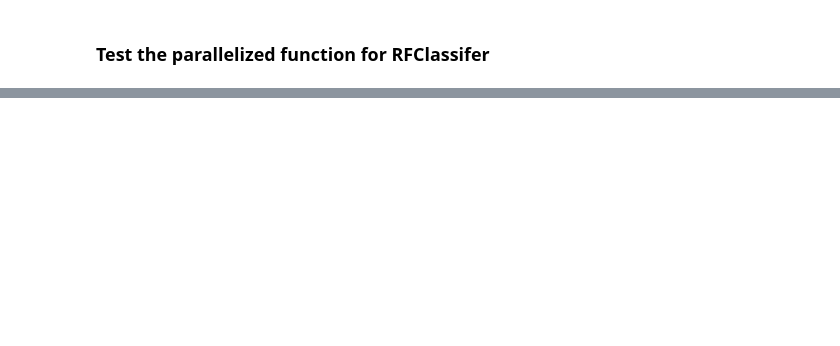
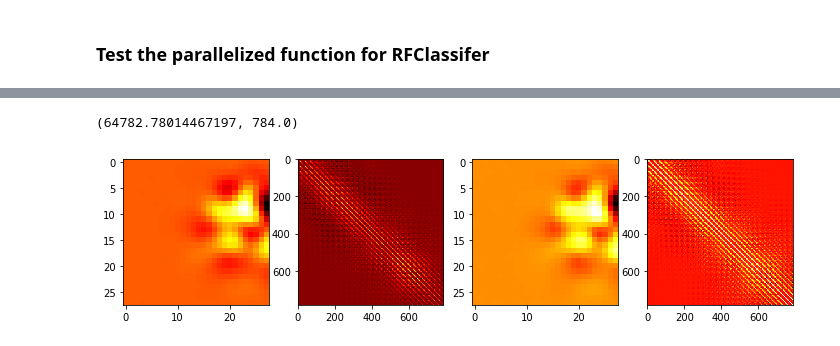
Before and after one commit to BruntonUWBio/structured-random-features, a Jupyter notebook: new_version/estimator_test.ipynb, the cells around one changed output, grey strips where cells are left out. Drawn from its saved outputs; the diff is of its cells as text; code cells hidden in the pictures; blank space fills up the shorter version.

```diff
--- a/new_version/estimator_test.ipynb
+++ b/new_version/estimator_test.ipynb
@@ -130,0 +178,24 @@ Wall time: 2min 26s
+# %%
+W = V1_inspired_weights(100, 784, 5, 3)
+W_norm = W / la.norm(W, axis=0).reshape(1, -1)
+K = np.dot(W.T, W)
+K_norm = np.dot(W_norm.T, W_norm)
+
+fig = plt.figure(figsize=(12, 5))
+ax = fig.add_subplot(141)
+plt.imshow(W[2].reshape(28, 28), cmap='hot')
+
+ax = fig.add_subplot(142)
+plt.imshow(K, cmap='hot')
+
+
+ax = fig.add_subplot(143)
+plt.imshow(W_norm[2].reshape(28, 28), cmap='hot')
+
+ax = fig.add_subplot(144)
+plt.imshow(K_norm, cmap='hot')
+
+np.trace(K), np.trace(K_norm)
+# %% [output]
+(64782.78014467197, 784.0)
+[figure, added]
```
Also changed, not shown: parts of 16 cells of this notebook, 34 other files.
